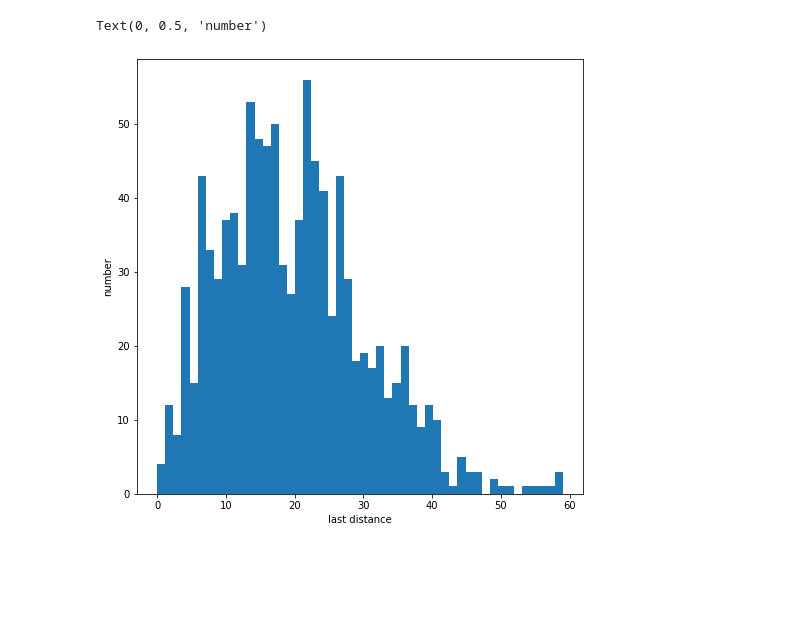
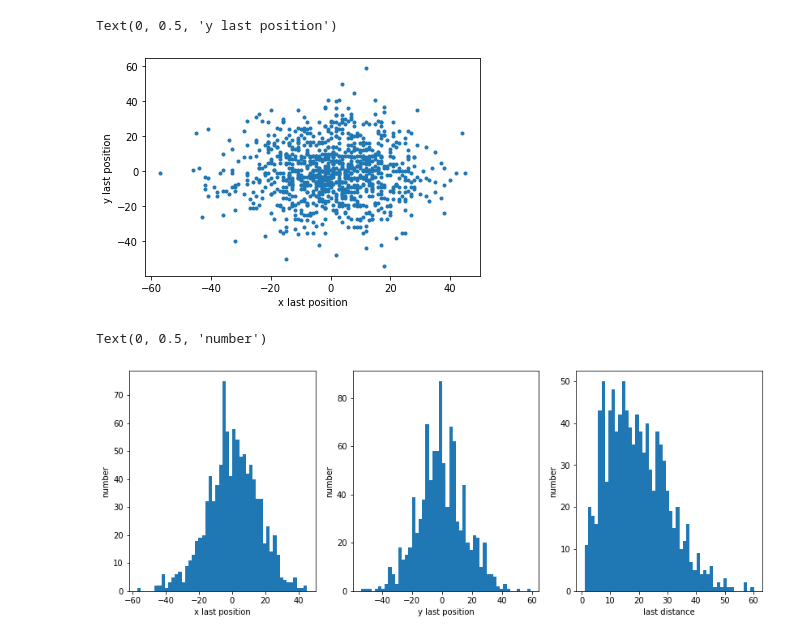
Before and after one commit to NTHU-Phys-Qubit/class-03162020-Chan-Sing-Hong, a Jupyter notebook: random_walk.ipynb, the cells around one changed output. Saved outputs shown, nothing was run; the diff lists cells and outputs as text; code cells hidden in the pictures; blank space fills up the shorter version.

Commit message:
random walk 5

```diff
--- a/random_walk.ipynb
+++ b/random_walk.ipynb
@@ -207,7 +227,7 @@ n_run = 1000
 x_last_position = []
 y_last_position = []
 for j in range(n_run):
-    x_step = np.random.randint(2, size = n_step) - 0.5
+    x_step = np.random.rand(2, size = n_step) - 0.5
     y_step = np.random.randint(2, size = n_step) - 0.5
     x_position = np.zeros(n_step + 1)
     y_position = np.zeros(n_step + 1)
@@ -216,8 +236,3 @@ for j in range(n_run):
         y_position[i+1] = y_position[i] + y_step[i]
     x_last_position.append(x_position[-1])
     y_last_position.append(y_position[-1])
-
-# plt.plot(x_position, y_position)
-plt.plot(x_last_position, y_last_position, '.')
-plt.xlabel('x last position')
-plt.ylabel('y last position')
@@ -243,11 +253,31 @@ Text(0, 0.5, 'number')
+# %%
+# plt.plot(x_position, y_position)
+plt.plot(x_last_position, y_last_position, '.')
+plt.xlabel('x last position')
+plt.ylabel('y last position')
+# %% [output]
+Text(0, 0.5, 'y last position')
+[figure, added]
 # %%
+plt.gcf().set_size_inches(20, 8)
+ax = plt.subplot(1,3,1)
+_ = ax.hist(x_last_position, bins = 50)
+ax.set_xlabel('x last position')
+ax.set_ylabel('number')
+
+ax = plt.subplot(1,3,2)
+_ = ax.hist(y_last_position, bins = 50)
+ax.set_xlabel('y last position')
+ax.set_ylabel('number')
+
 x_last_position_np = np.array(x_last_position)
 y_last_position_np = np.array(y_last_position)
 r_last = np.sqrt(x_last_position_np**2 + y_last_position_np**2)
-fix, ax = plt.subplots(figsize = (8, 8))
+
+ax = plt.subplot(1,3,3)
 _ = ax.hist(r_last, bins = 50)
 ax.set_xlabel('last distance')
 ax.set_ylabel('number')
 # %% [output]
 Text(0, 0.5, 'number')
-[figure, old version]
+[figure, new version]
```
Also changed, not shown: parts of 22 cells of this notebook.
